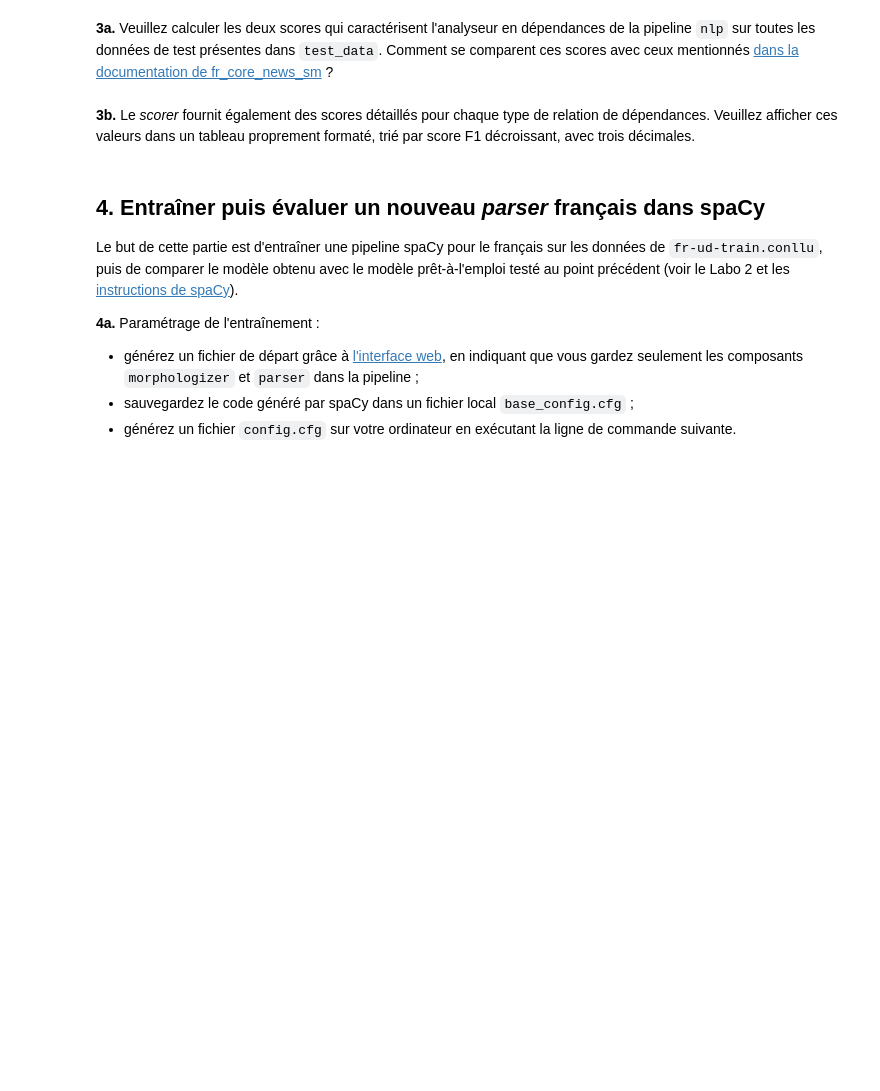
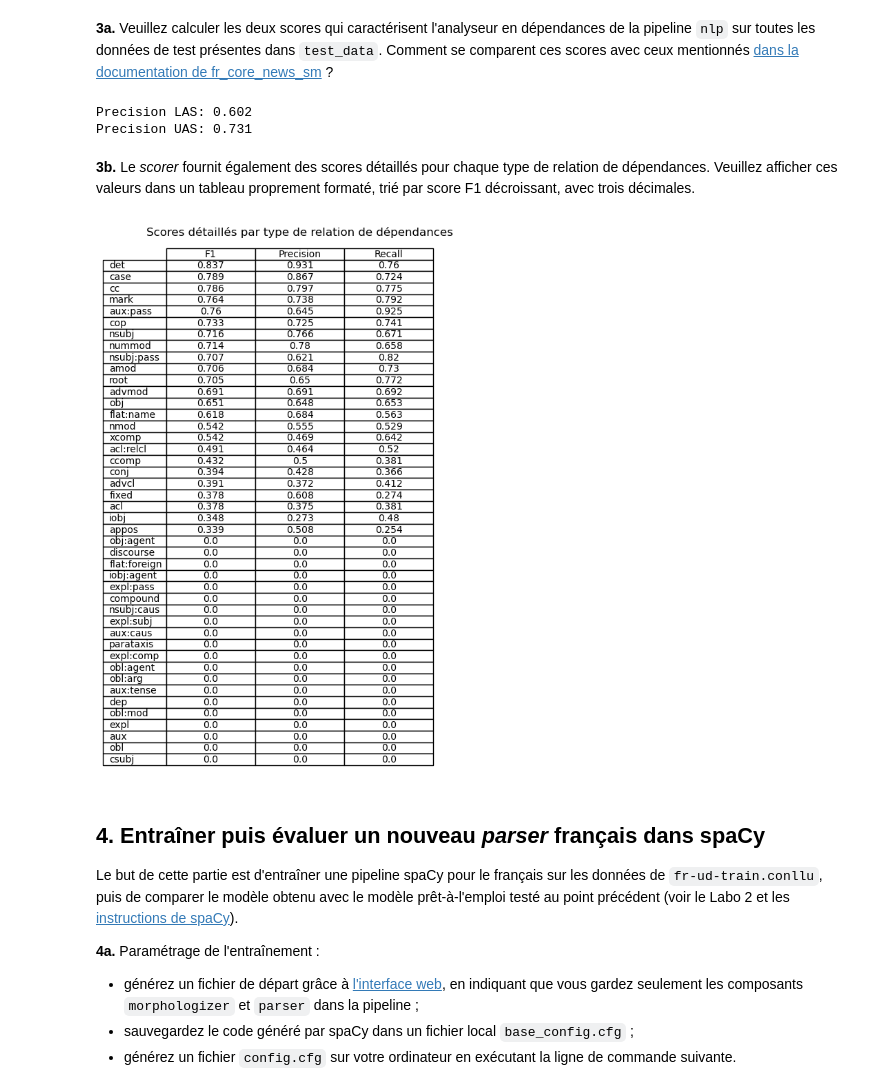
Before and after one commit to bchollet/TAL-LABOS, a Jupyter notebook: LABO3/TAL_Labo3_chollet_ferati.ipynb, the cells around one changed output. Cells and saved outputs as stored; diff of their text form; code cells hidden in the pictures; blank space fills up the shorter version.

```diff
--- a/LABO3/TAL_Labo3_chollet_ferati.ipynb
+++ b/LABO3/TAL_Labo3_chollet_ferati.ipynb
@@ -156,2 +153,15 @@ Precision UAS: 0.818
+# %%
+# Veuillez écrire votre code ici.
+scorer = Scorer()
+examples = [Example(nlp(doc.__str__()), doc) for doc in docs]
+total_score = scorer.score(examples=examples)
+print(f"Precision LAS: {total_score['dep_las']:.3f}") # las = labeled attachment score -> dépendance correcte avec label de la dépendance correct
+print(f"Precision UAS: {total_score['dep_uas']:.3f}") # uas = unlabeled attachment score -> dépendance correcte sans label
+
+# Comment se comparent ces scores avec ceux mentionnés dans la documentation de fr_core_news_sm ?
+# On garde une certaine proportion entre le fait que LAS soit inférieur à UAS (ce qui semble assez logique puisque LAS est plus exigent). En revanche, on est relativement loin des LAS = 0.83 et des UAS = 0.88 mentionné dans la documentation.
+# %% [output]
+Precision LAS: 0.602
+Precision UAS: 0.731
 # %% [markdown]
 **3b.** Le *scorer* fournit également des scores détaillés pour chaque type de relation de dépendances.  Veuillez afficher ces valeurs dans un tableau proprement formaté, trié par score F1 décroissant, avec trois décimales.
@@ -160,3 +168,22 @@ Precision UAS: 0.818
+# %%
+# Veuillez écrire votre code ici
+import pandas as pd
+import matplotlib.pyplot as plt
+
+df = pd.DataFrame(total_score['dep_las_per_type'], index=["f", "p", "r"])
+#Rajouter un index pour les labels
+df = df.rename(index={"f": "F1", "p": "Precision", "r": "Recall"})
+df = df.map(lambda x: round(x, 3))
+df = df.T
+df = df.sort_values(by="F1", ascending=False)
+
+plt.figure(figsize=(5, 10))
+plt.title("Scores détaillés par type de relation de dépendances")
+plt.axis('off')
+plt.table(cellText=df.values, colLabels=df.columns, rowLabels=df.index, loc='center', cellLoc='center')
+plt.show()
+# %% [output]
+[figure, added]
 # %% [markdown]
 ## 4. Entraîner puis évaluer un nouveau *parser* français dans spaCy
 
```
Also changed, not shown: parts of 3 cells of this notebook.
